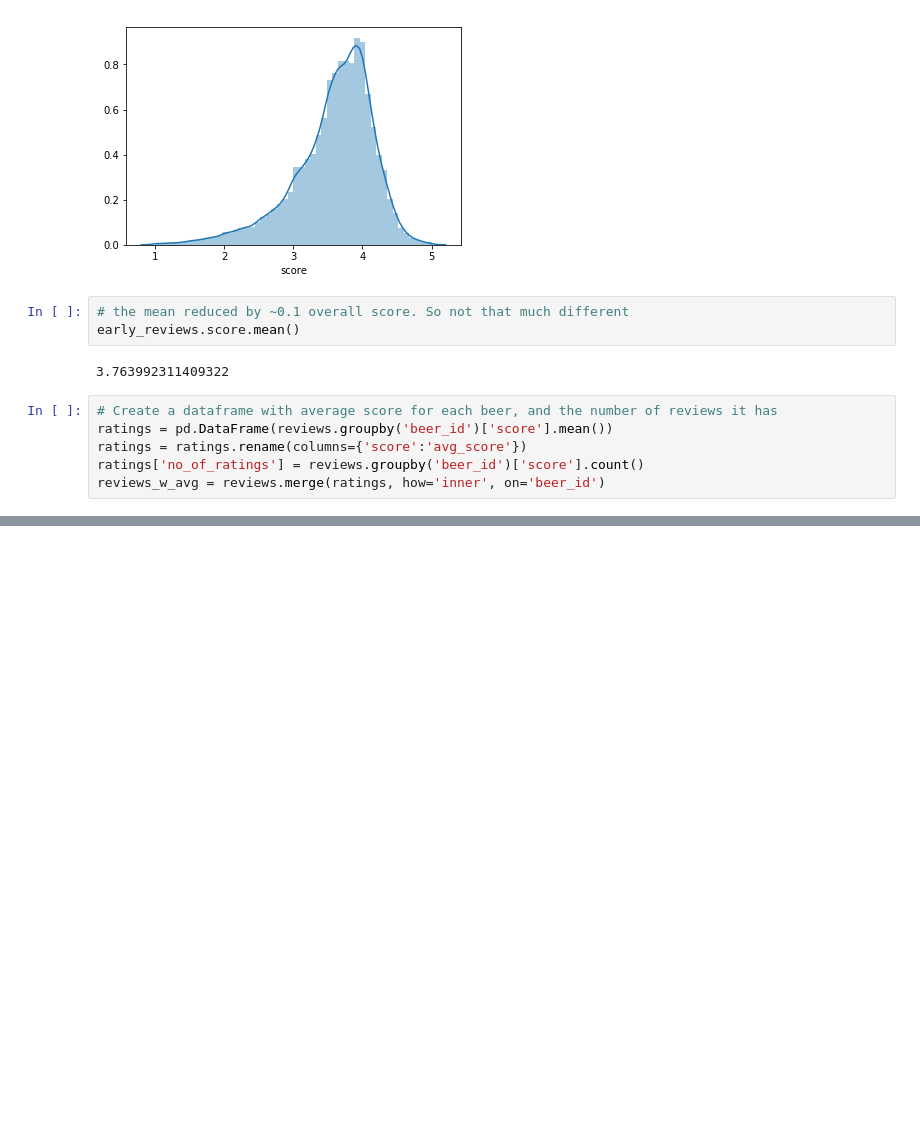
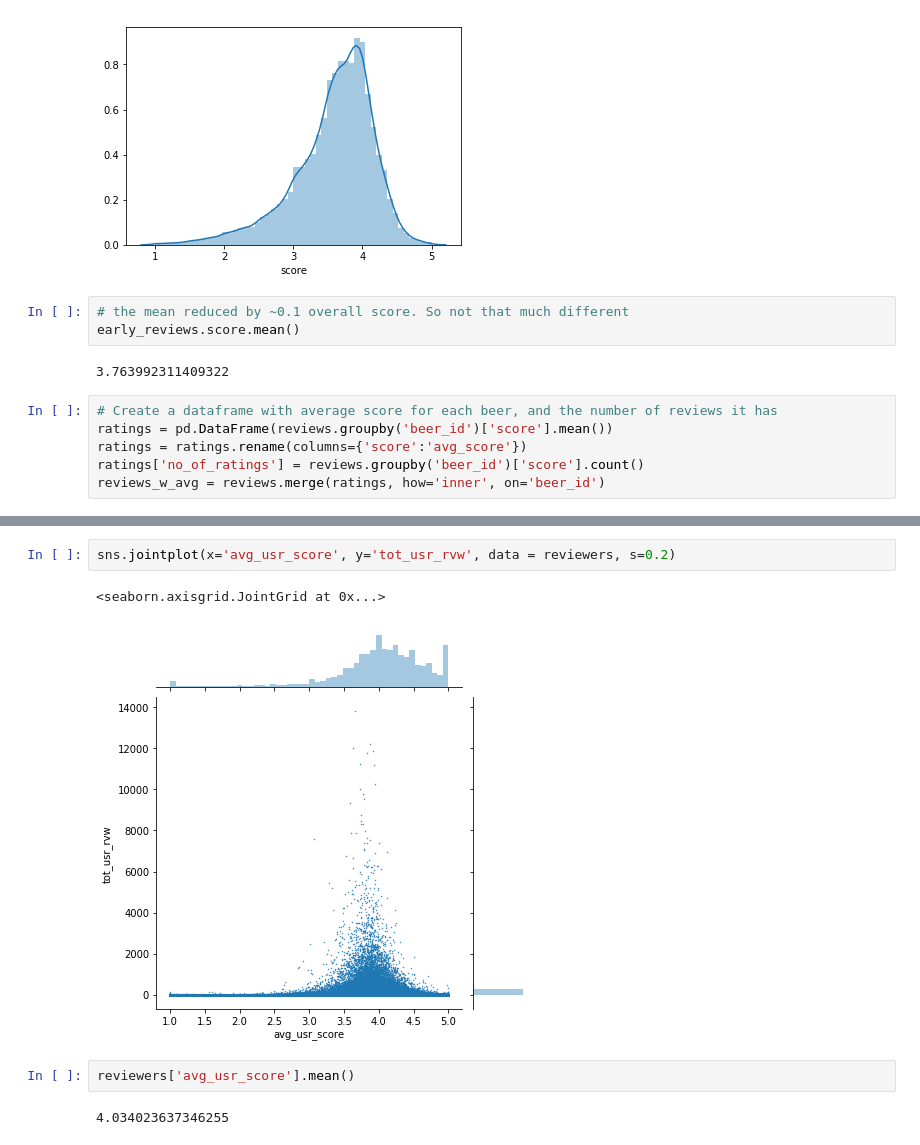
Before and after one commit to aabrahamson3/beer30, a Jupyter notebook: Medium-EDA.ipynb, the cells around one changed output, grey strips where cells are left out. Cells and saved outputs as stored; diff of their text form; blank space fills up the shorter version.

```diff
--- a/Medium-EDA.ipynb
+++ b/Medium-EDA.ipynb
@@ -154,3 +154,12 @@ sns.jointplot(x='avg_usr_score', y='tot_usr_rvw', data = reviewers)
 # %% [output]
 <seaborn.axisgrid.JointGrid at 0x...>
 [figure]
+# %%
+sns.jointplot(x='avg_usr_score', y='tot_usr_rvw', data = reviewers, s=0.2)
+# %% [output]
+<seaborn.axisgrid.JointGrid at 0x...>
+[figure, added]
+# %%
+reviewers['avg_usr_score'].mean()
+# %% [output]
+4.034023637346255
```
Also changed, not shown: parts of 6 cells of this notebook.
